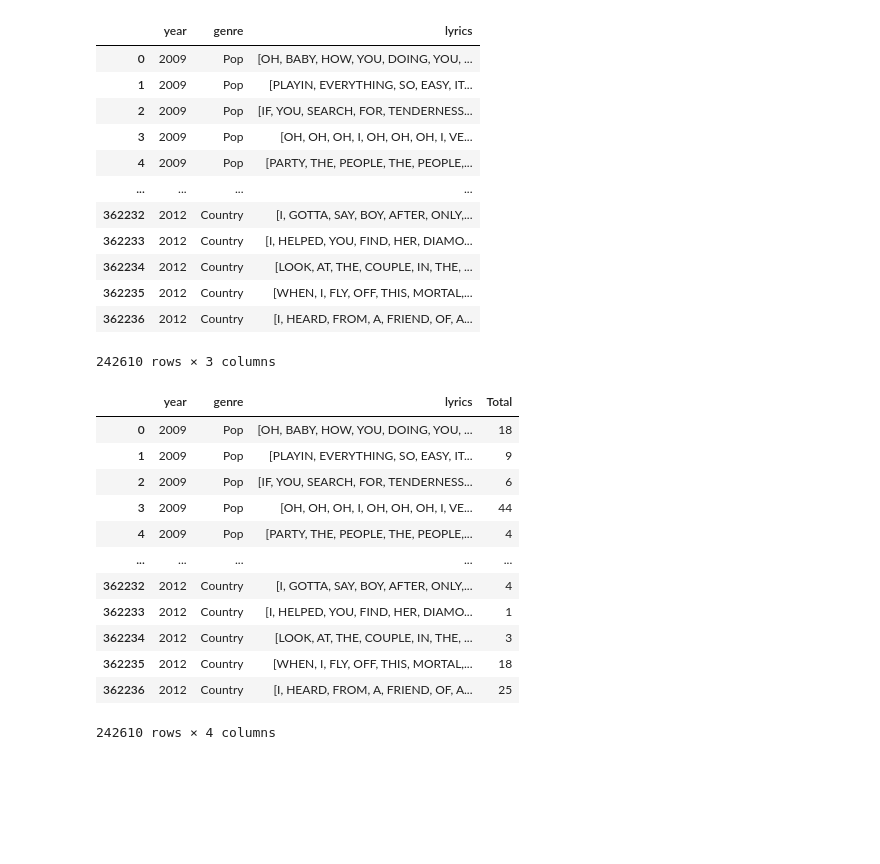
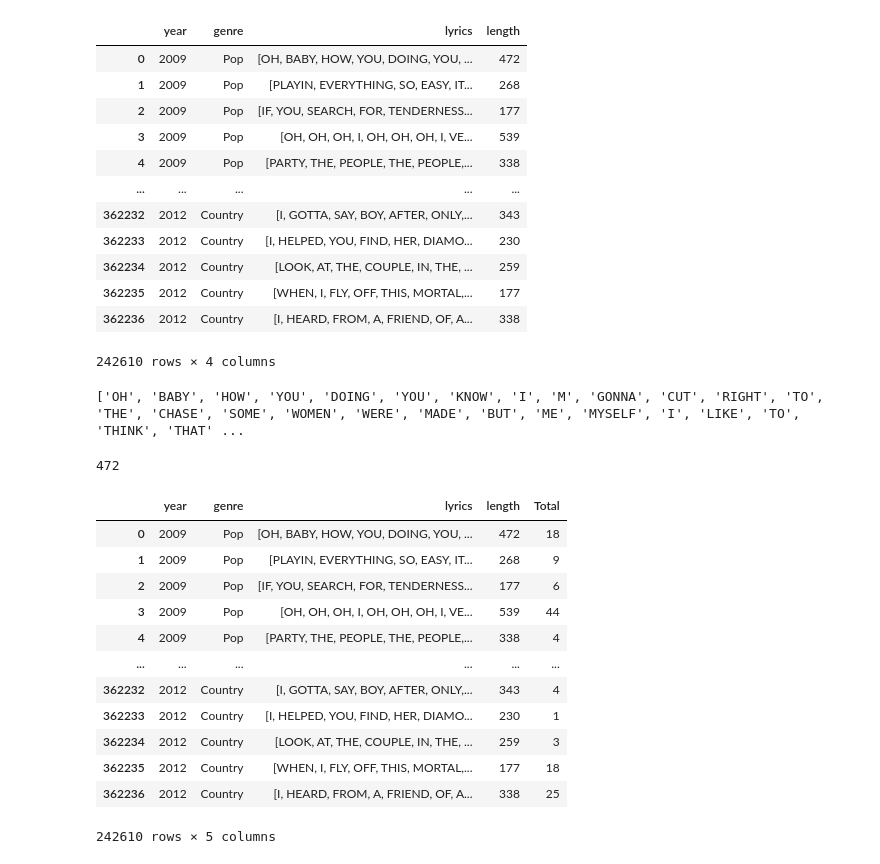
Before and after one commit to Alex-NKG/AU_NLP, a Jupyter notebook: HW4.ipynb, the cells around one changed output. Saved outputs shown, nothing was run; the diff lists cells and outputs as text; code cells hidden in the pictures; blank space fills up the shorter version.

```diff
--- a/HW4.ipynb
+++ b/HW4.ipynb
@@ -8,35 +8,43 @@ matplotlib_axes_logger.setLevel('ERROR')
 # %%
 # clean the lyrics
 # require lyrics.csv
 # remove all nan rows and strange characters in lyrics colounm
 # return clean df, ATTENTION: only renturn necessary column!
 def clean_lyrics():
   usecols = ['year','genre','lyrics']
   song = pd.read_csv("/content/drive/My Drive/NLP/W4/lyrics.csv",usecols=usecols)
   song=song[song.year>1000]
   #song=song.dropna(subset=['genre'])
   song = song[song.genre != "Not Available"]
   clean_song=song.dropna(subset=['lyrics']).replace({'lyrics': '[^A-Za-z ]',} ,' ', regex=True)
   #clean_song = song.replace({'lyrics': '[^A-Za-z ]',} ,' ', regex=True)
   clean_song['lyrics'] = clean_song['lyrics'].str.upper().str.split()
   #clean_song['lyrics'] = clean_song['lyrics'].str.split()
+  clean_song['length']=clean_song["lyrics"].str.len()
   return clean_song
 song=clean_lyrics()
 song
 # %% [output]
-|  | year | genre | lyrics |
-| 0 | 2009 | Pop | [OH, BABY, HOW, YOU, DOING, YOU, ... |
-| 1 | 2009 | Pop | [PLAYIN, EVERYTHING, SO, EASY, IT... |
-| 2 | 2009 | Pop | [IF, YOU, SEARCH, FOR, TENDERNESS... |
-| 3 | 2009 | Pop | [OH, OH, OH, I, OH, OH, OH, I, VE... |
-| 4 | 2009 | Pop | [PARTY, THE, PEOPLE, THE, PEOPLE,... |
-| ... | ... | ... | ... |
-| 362232 | 2012 | Country | [I, GOTTA, SAY, BOY, AFTER, ONLY,... |
-| 362233 | 2012 | Country | [I, HELPED, YOU, FIND, HER, DIAMO... |
-| 362234 | 2012 | Country | [LOOK, AT, THE, COUPLE, IN, THE, ... |
-| 362235 | 2012 | Country | [WHEN, I, FLY, OFF, THIS, MORTAL,... |
-| 362236 | 2012 | Country | [I, HEARD, FROM, A, FRIEND, OF, A... |
+|  | year | genre | lyrics | length |
+| 0 | 2009 | Pop | [OH, BABY, HOW, YOU, DOING, YOU, ... | 472 |
+| 1 | 2009 | Pop | [PLAYIN, EVERYTHING, SO, EASY, IT... | 268 |
+| 2 | 2009 | Pop | [IF, YOU, SEARCH, FOR, TENDERNESS... | 177 |
+| 3 | 2009 | Pop | [OH, OH, OH, I, OH, OH, OH, I, VE... | 539 |
+| 4 | 2009 | Pop | [PARTY, THE, PEOPLE, THE, PEOPLE,... | 338 |
+| ... | ... | ... | ... | ... |
+| 362232 | 2012 | Country | [I, GOTTA, SAY, BOY, AFTER, ONLY,... | 343 |
+| 362233 | 2012 | Country | [I, HELPED, YOU, FIND, HER, DIAMO... | 230 |
+| 362234 | 2012 | Country | [LOOK, AT, THE, COUPLE, IN, THE, ... | 259 |
+| 362235 | 2012 | Country | [WHEN, I, FLY, OFF, THIS, MORTAL,... | 177 |
+| 362236 | 2012 | Country | [I, HEARD, FROM, A, FRIEND, OF, A... | 338 |
-242610 rows × 3 columns
+242610 rows × 4 columns
+# %%
+print(song.lyrics[0])
+
+len(song.lyrics[0])
+# %% [output]
+['OH', 'BABY', 'HOW', 'YOU', 'DOING', 'YOU', 'KNOW', 'I', 'M', 'GONNA', 'CUT', 'RIGHT', 'TO', 'THE', 'CHASE', 'SOME', 'WOMEN', 'WERE', 'MADE', 'BUT', 'ME', 'MYSELF', 'I', 'LIKE', 'TO', 'THINK', 'THAT' ...
+472
 # %%
 # count the time of the word  appear in lyrics
 # and in the 2 emotional lists
@@ -94,16 +103,16 @@ def sentiment_scorer(song):
 song=sentiment_scorer(song)
 song
 # %% [output]
-|  | year | genre | lyrics | Total |
-| 0 | 2009 | Pop | [OH, BABY, HOW, YOU, DOING, YOU, ... | 18 |
-| 1 | 2009 | Pop | [PLAYIN, EVERYTHING, SO, EASY, IT... | 9 |
-| 2 | 2009 | Pop | [IF, YOU, SEARCH, FOR, TENDERNESS... | 6 |
-| 3 | 2009 | Pop | [OH, OH, OH, I, OH, OH, OH, I, VE... | 44 |
-| 4 | 2009 | Pop | [PARTY, THE, PEOPLE, THE, PEOPLE,... | 4 |
-| ... | ... | ... | ... | ... |
-| 362232 | 2012 | Country | [I, GOTTA, SAY, BOY, AFTER, ONLY,... | 4 |
-| 362233 | 2012 | Country | [I, HELPED, YOU, FIND, HER, DIAMO... | 1 |
-| 362234 | 2012 | Country | [LOOK, AT, THE, COUPLE, IN, THE, ... | 3 |
-| 362235 | 2012 | Country | [WHEN, I, FLY, OFF, THIS, MORTAL,... | 18 |
-| 362236 | 2012 | Country | [I, HEARD, FROM, A, FRIEND, OF, A... | 25 |
+|  | year | genre | lyrics | length | Total |
+| 0 | 2009 | Pop | [OH, BABY, HOW, YOU, DOING, YOU, ... | 472 | 18 |
+| 1 | 2009 | Pop | [PLAYIN, EVERYTHING, SO, EASY, IT... | 268 | 9 |
+| 2 | 2009 | Pop | [IF, YOU, SEARCH, FOR, TENDERNESS... | 177 | 6 |
+| 3 | 2009 | Pop | [OH, OH, OH, I, OH, OH, OH, I, VE... | 539 | 44 |
+| 4 | 2009 | Pop | [PARTY, THE, PEOPLE, THE, PEOPLE,... | 338 | 4 |
+| ... | ... | ... | ... | ... | ... |
+| 362232 | 2012 | Country | [I, GOTTA, SAY, BOY, AFTER, ONLY,... | 343 | 4 |
+| 362233 | 2012 | Country | [I, HELPED, YOU, FIND, HER, DIAMO... | 230 | 1 |
+| 362234 | 2012 | Country | [LOOK, AT, THE, COUPLE, IN, THE, ... | 259 | 3 |
+| 362235 | 2012 | Country | [WHEN, I, FLY, OFF, THIS, MORTAL,... | 177 | 18 |
+| 362236 | 2012 | Country | [I, HEARD, FROM, A, FRIEND, OF, A... | 338 | 25 |
-242610 rows × 4 columns
+242610 rows × 5 columns
```
Also changed, not shown: parts of 5 cells of this notebook.
